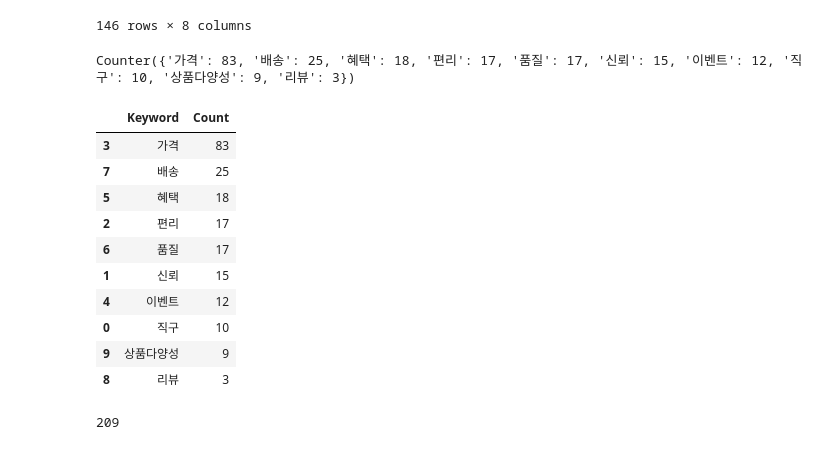
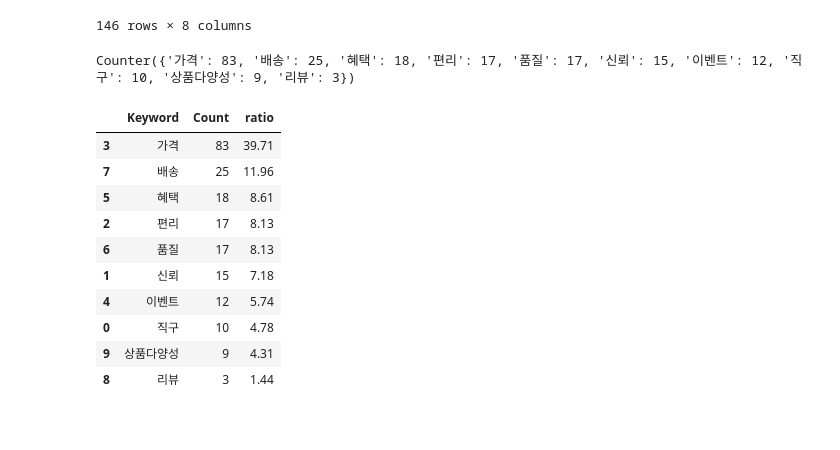
Before and after one commit to jennynoh/11st-intern-project, a Jupyter notebook: 리뷰크롤링.ipynb, the cells around one changed output. Cells and saved outputs as stored; diff of their text form; code cells hidden in the pictures.

```diff
--- a/리뷰크롤링.ipynb
+++ b/리뷰크롤링.ipynb
@@ -402,39 +402,35 @@ positive_keyword_df
 # %%
 import pandas as pd
 from collections import Counter
 
 # 키워드 분할
 all_keywords = []
 for keywords in positive_keyword_df['keyword']:
     all_keywords.extend(keywords.strip().split(', '))
 
 # 키워드 빈도 계산
 keyword_counts = Counter(all_keywords)
 
 # 결과 출력
 print(keyword_counts)
 
 # 데이터프레임으로 변환하여 정렬
 positive_keyword_counts_df = pd.DataFrame(keyword_counts.items(), columns=['Keyword', 'Count']).sort_values(by='Count', ascending=False)
 
 # 비율 열 추가
 total = positive_keyword_counts_df['Count'].sum()
-positive_keyword_counts_df['ratio'] = positive_keyword_counts_df['Count']/to
+positive_keyword_counts_df['ratio'] = np.round(positive_keyword_counts_df['Count']/total, 4)*100
 display(positive_keyword_counts_df)
 # %% [output]
 Counter({'가격': 83, '배송': 25, '혜택': 18, '편리': 17, '품질': 17, '신뢰': 15, '이벤트': 12, '직구': 10, '상품다양성': 9, '리뷰': 3})
-|  | Keyword | Count |
-| 3 | 가격 | 83 |
-| 7 | 배송 | 25 |
-| 5 | 혜택 | 18 |
-| 2 | 편리 | 17 |
-| 6 | 품질 | 17 |
-| 1 | 신뢰 | 15 |
-| 4 | 이벤트 | 12 |
-| 0 | 직구 | 10 |
-| 9 | 상품다양성 | 9 |
-| 8 | 리뷰 | 3 |
+|  | Keyword | Count | ratio |
+| 3 | 가격 | 83 | 39.71 |
+| 7 | 배송 | 25 | 11.96 |
+| 5 | 혜택 | 18 | 8.61 |
+| 2 | 편리 | 17 | 8.13 |
+| 6 | 품질 | 17 | 8.13 |
+| 1 | 신뢰 | 15 | 7.18 |
+| 4 | 이벤트 | 12 | 5.74 |
+| 0 | 직구 | 10 | 4.78 |
+| 9 | 상품다양성 | 9 | 4.31 |
+| 8 | 리뷰 | 3 | 1.44 |
-# %%
-positive_keyword_counts_df['Count'].sum()
-# %% [output]
-209
```
Also changed, not shown: parts of 1 cell of this notebook.
